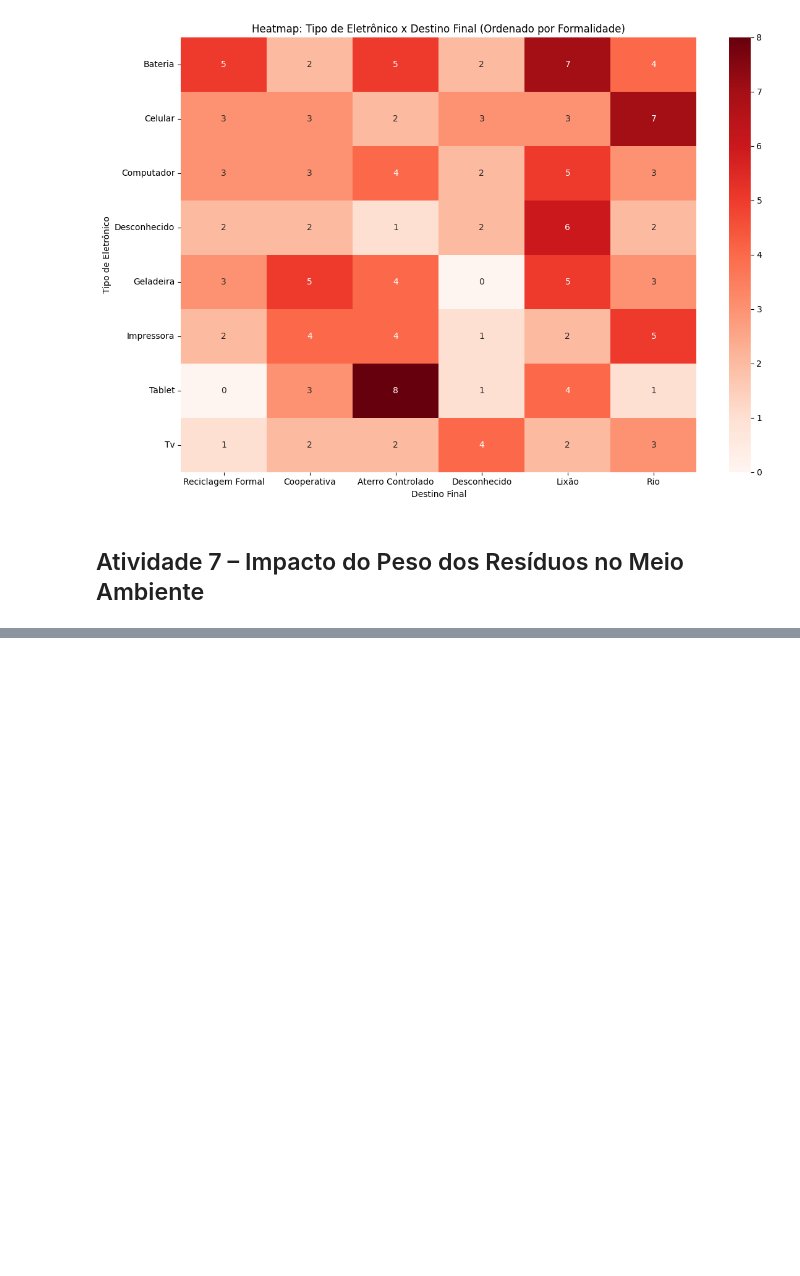
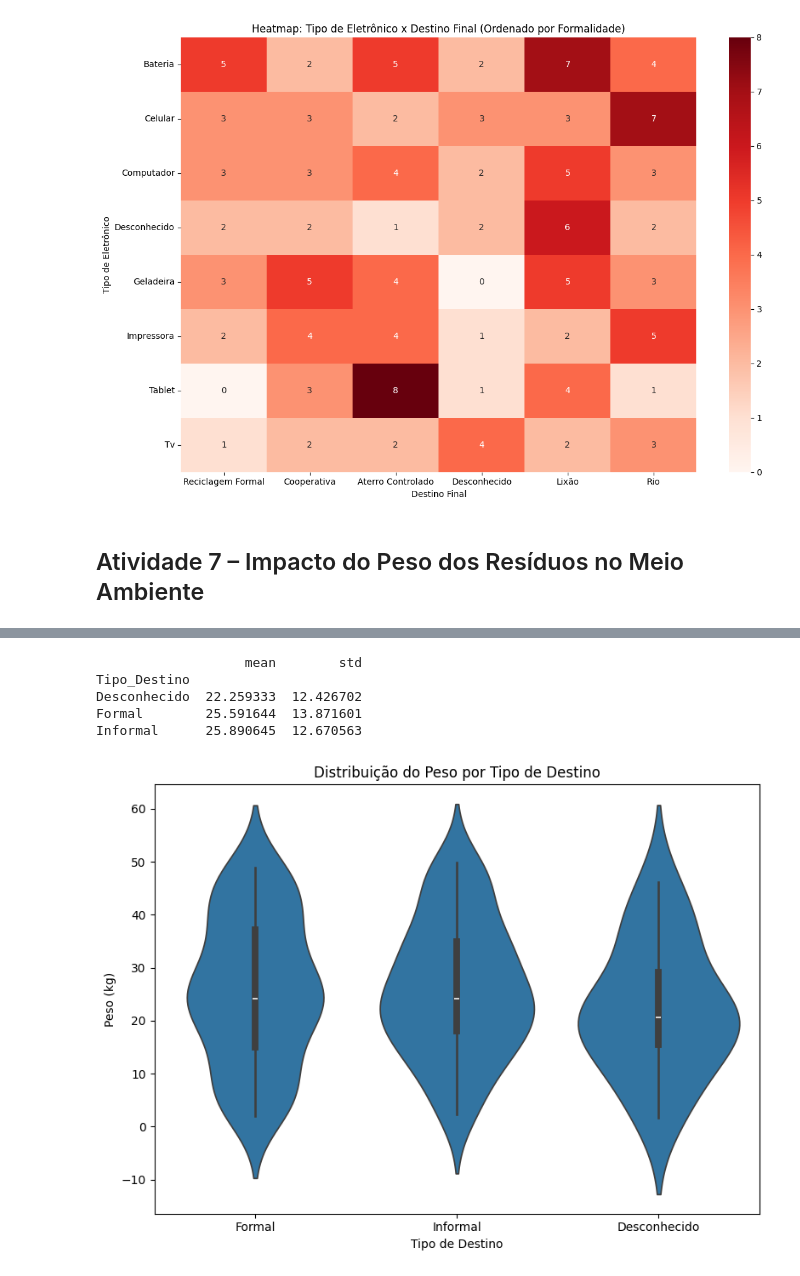
Before and after one commit to polyanasilva/desafio_lixo_eletronico, a Jupyter notebook: atv i2a2.ipynb, the cells around one changed output, grey strips where cells are left out. Drawn from its saved outputs; the diff is of its cells as text; code cells hidden in the pictures; blank space fills up the shorter version.

```diff
--- a/atv i2a2.ipynb
+++ b/atv i2a2.ipynb
@@ -341,0 +375,20 @@ plt.show()
+# %%
+# Comparação da média e desvio padrão de peso entre destinos formais e informais
+comparacao = df.groupby('Tipo_Destino')['Peso_kg'].agg(['mean', 'std'])
+print(comparacao)
+
+# Gráfico de violino para comparar a distribuição de peso entre destinos
+plt.figure(figsize=(8,6))
+sns.violinplot(x='Tipo_Destino', y='Peso_kg', data=df, order=['Formal', 'Informal', 'Desconhecido'])
+plt.title('Distribuição do Peso por Tipo de Destino')
+plt.xlabel('Tipo de Destino')
+plt.ylabel('Peso (kg)')
+plt.tight_layout()
+plt.show()
+# %% [output]
+                   mean        std
+Tipo_Destino
+Desconhecido  22.259333  12.426702
+Formal        25.591644  13.871601
+Informal      25.890645  12.670563
+[figure, added]
```
Also changed, not shown: parts of 9 cells of this notebook.
